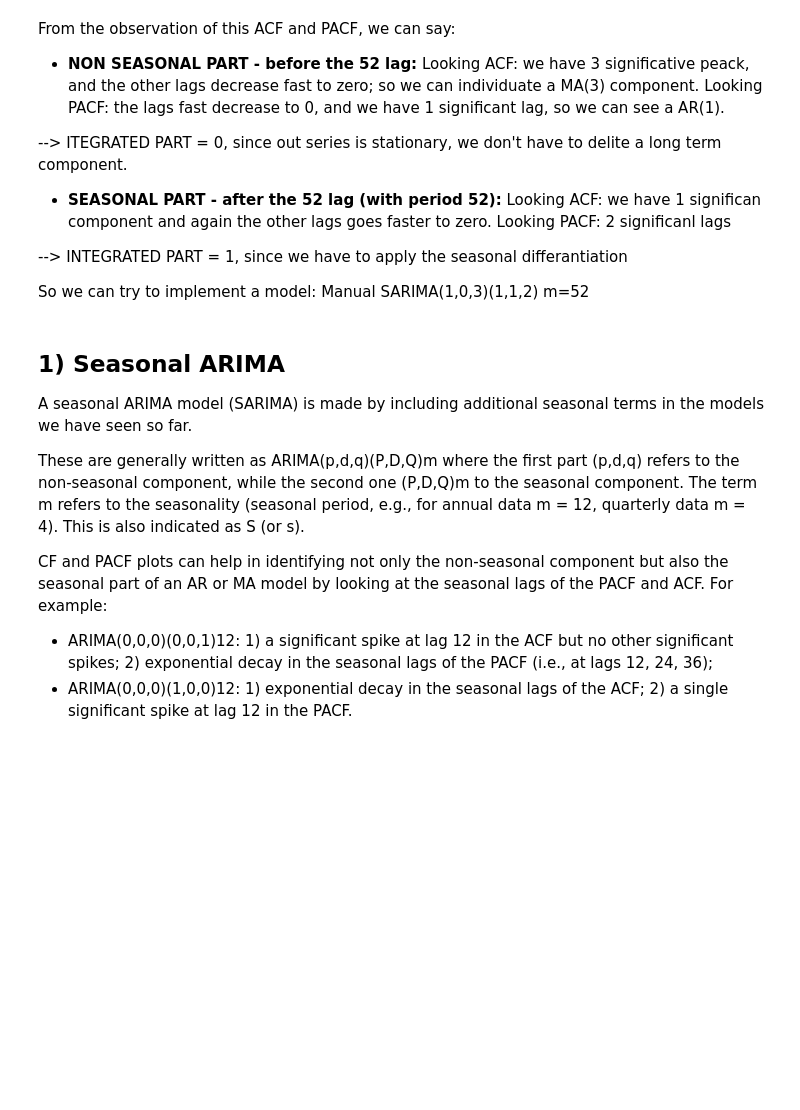
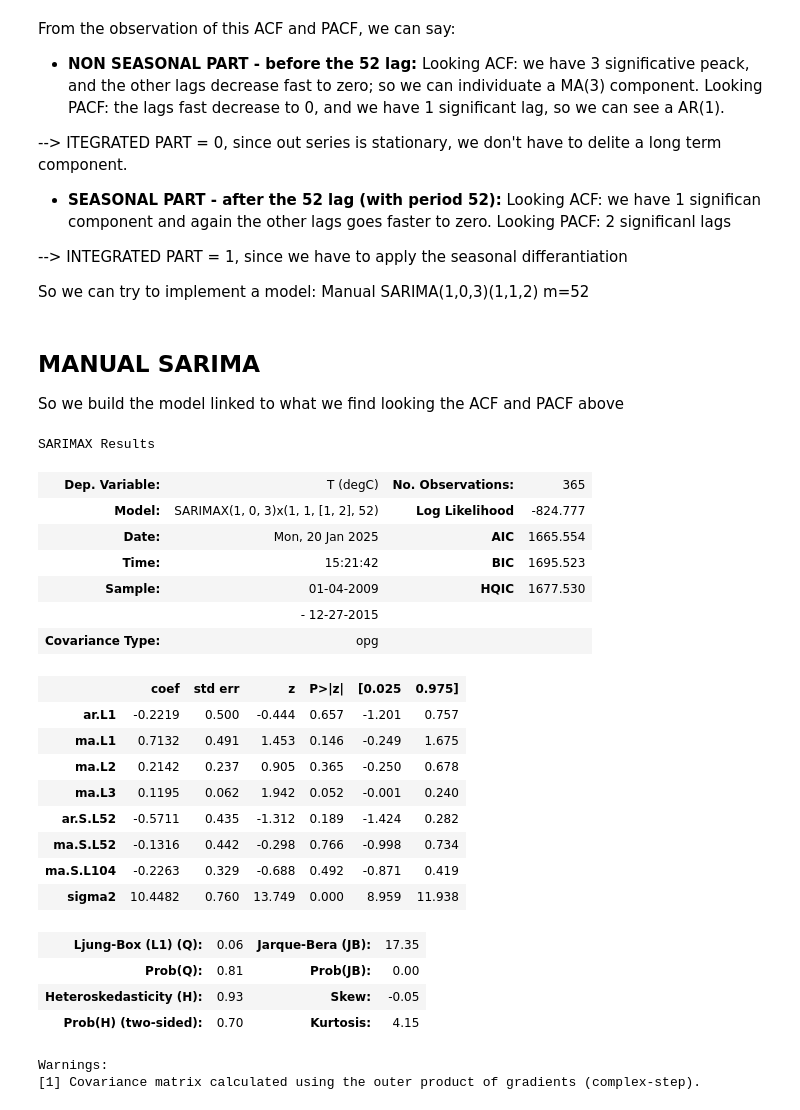
Before and after one commit to alelovo/StatisticalModels_project, a Jupyter notebook: SARIMA_family_models.ipynb, the cells around one changed output. Cells and saved outputs as stored; diff of their text form; code cells hidden in the pictures; blank space fills up the shorter version.

```diff
--- a/SARIMA_family_models.ipynb
+++ b/SARIMA_family_models.ipynb
@@ -103,14 +117,7 @@ Looking PACF: 2 significanl lags
 --> INTEGRATED PART = 1, since we have to apply the seasonal differantiation
 
 So we can try to implement a model: Manual SARIMA(1,0,3)(1,1,2) m=52
-# %% [markdown]
-## 1) Seasonal ARIMA
-
-A seasonal ARIMA model (SARIMA) is made by including additional seasonal terms in the models we have seen so far.
-
-These are generally written as ARIMA(p,d,q)(P,D,Q)m where the first part (p,d,q) refers to the non-seasonal component, while the second one (P,D,Q)m to the seasonal component. The term m refers to the seasonality (seasonal period, e.g., for annual data m = 12, quarterly data m = 4). This is also indicated as S (or s).
-
-CF and PACF plots can help in identifying not only the non-seasonal component but also the seasonal part of an AR or MA model by looking at the seasonal lags of the PACF and ACF. For example:
-
-* ARIMA(0,0,0)(0,0,1)12: 1) a significant spike at lag 12 in the ACF but no other significant spikes; 2) exponential decay in the seasonal lags of the PACF (i.e., at lags 12, 24, 36);
-* ARIMA(0,0,0)(1,0,0)12: 1) exponential decay in the seasonal lags of the ACF; 2) a single significant spike at lag 12 in the PACF.
+# %% [markdown]
+## MANUAL SARIMA
+
+So we build the model linked to what we find looking the ACF and PACF above
@@ -116,0 +128,28 @@ CF and PACF plots can help in identifying not only the non-seasonal component bu
+# %%
+# fit the model
+SARIMA_model_manual = SARIMAX(train_t, order=(p,d,q), seasonal_order=(P,D,Q,S)).fit()
+SARIMA_model_manual.summary()
+# %% [output]
+SARIMAX Results
+| Dep. Variable: | T (degC) | No. Observations: | 365 |
+| Model: | SARIMAX(1, 0, 3)x(1, 1, [1, 2], 52) | Log Likelihood | -824.777 |
+| Date: | Mon, 20 Jan 2025 | AIC | 1665.554 |
+| Time: | 15:21:42 | BIC | 1695.523 |
+| Sample: | 01-04-2009 | HQIC | 1677.530 |
+|  | - 12-27-2015 |  |  |
+| Covariance Type: | opg |  |  |
+|  | coef | std err | z | P>|z| | [0.025 | 0.975] |
+| ar.L1 | -0.2219 | 0.500 | -0.444 | 0.657 | -1.201 | 0.757 |
+| ma.L1 | 0.7132 | 0.491 | 1.453 | 0.146 | -0.249 | 1.675 |
+| ma.L2 | 0.2142 | 0.237 | 0.905 | 0.365 | -0.250 | 0.678 |
+| ma.L3 | 0.1195 | 0.062 | 1.942 | 0.052 | -0.001 | 0.240 |
+| ar.S.L52 | -0.5711 | 0.435 | -1.312 | 0.189 | -1.424 | 0.282 |
+| ma.S.L52 | -0.1316 | 0.442 | -0.298 | 0.766 | -0.998 | 0.734 |
+| ma.S.L104 | -0.2263 | 0.329 | -0.688 | 0.492 | -0.871 | 0.419 |
+| sigma2 | 10.4482 | 0.760 | 13.749 | 0.000 | 8.959 | 11.938 |
+| Ljung-Box (L1) (Q): | 0.06 | Jarque-Bera (JB): | 17.35 |
+| Prob(Q): | 0.81 | Prob(JB): | 0.00 |
+| Heteroskedasticity (H): | 0.93 | Skew: | -0.05 |
+| Prob(H) (two-sided): | 0.70 | Kurtosis: | 4.15 |
+Warnings:
+[1] Covariance matrix calculated using the outer product of gradients (complex-step).
```
Also changed, not shown: parts of 10 cells of this notebook, 4 other files.
